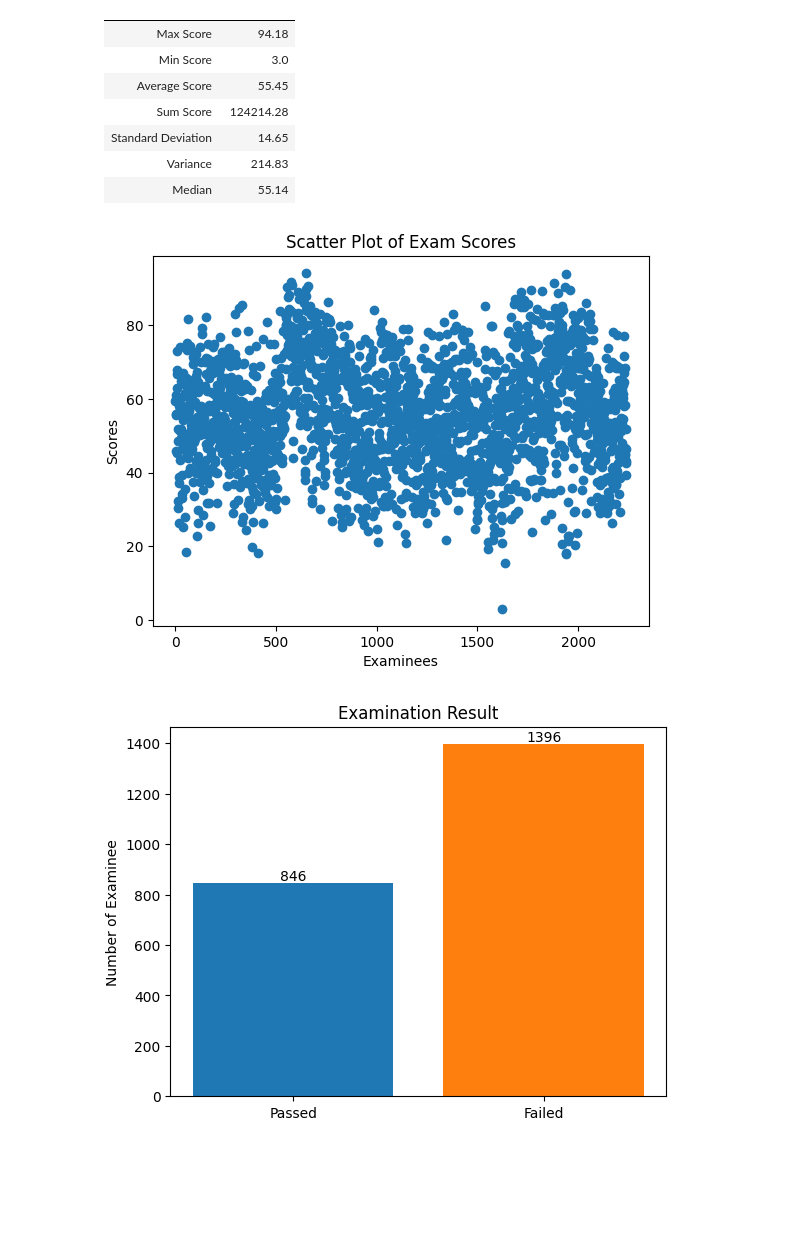
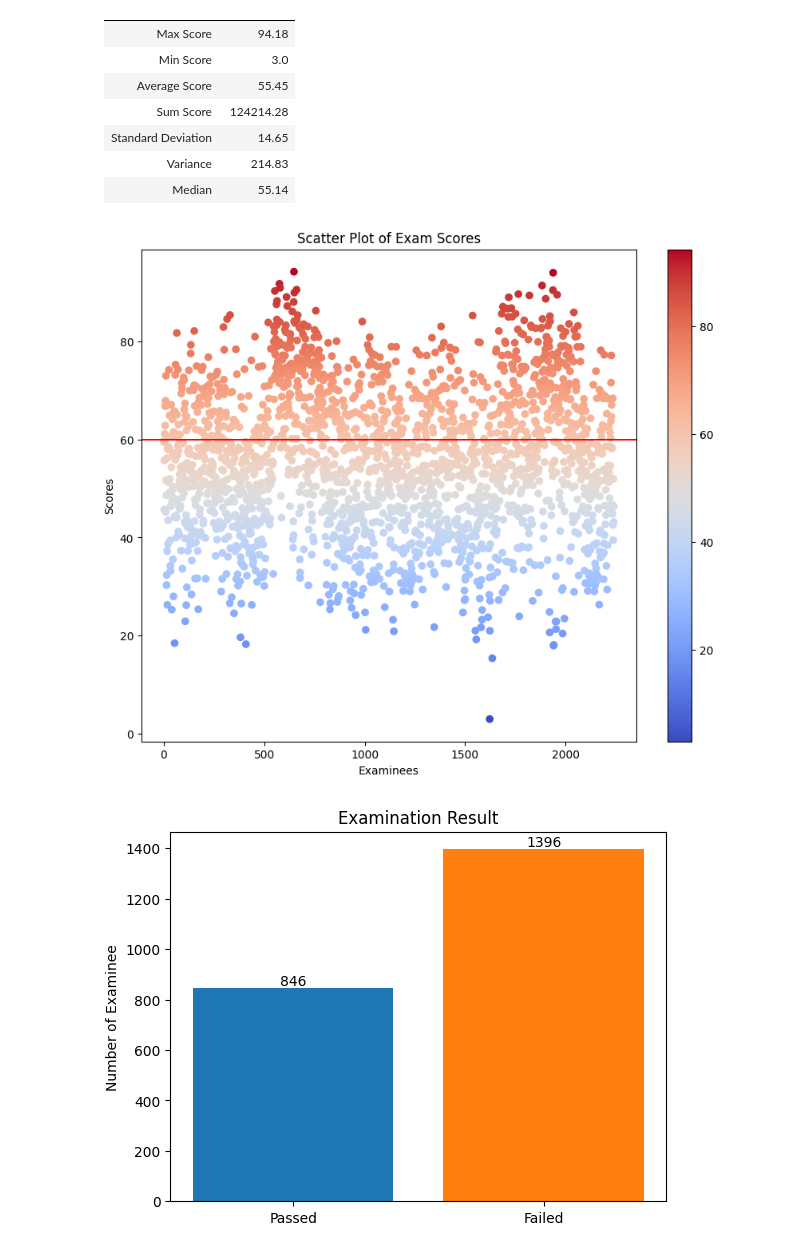
Before and after one commit to Sophal24/DSE_analysis_ds_2023, a Jupyter notebook: 2_data_analysis_dse_test.ipynb, the cells around one changed output. Saved outputs shown, nothing was run; the diff lists cells and outputs as text; code cells hidden in the pictures; blank space fills up the shorter version.

Commit message:
Update visualization for report

```diff
--- a/2_data_analysis_dse_test.ipynb
+++ b/2_data_analysis_dse_test.ipynb
@@ -123,18 +123,25 @@ Median:  55.14
 # plt.show()
 # %%
 # Create a scatter plot of the data
+plt.figure(figsize=(10, 8))
 df_scatter = df_test.assign(id=range(1, len(df_test) + 1))
-plt.scatter(df_scatter['id'], df_scatter['Grade/100.00'])
+plt.scatter(df_scatter['id'], df_scatter['Grade/100.00'], c=df_scatter['Grade/100.00'], cmap='coolwarm')
+plt.colorbar()
+
+# Set the minimum and maximum values for the colorbar
+plt.clim(df_scatter['Grade/100.00'].min(), df_scatter['Grade/100.00'].max())
 
 # Add labels and title
 plt.xlabel("Examinees")
 plt.ylabel("Scores")
 plt.title("Scatter Plot of Exam Scores")
 
+plt.axhline(60, color='red')
+
 # Show the scatter plot
 plt.show()
 # %% [output]
-[figure, old version]
+[figure, new version]
 # %%
 fig, ax = plt.subplots()
 
```
Also changed, not shown: parts of 3 cells of this notebook, 7 other files.
